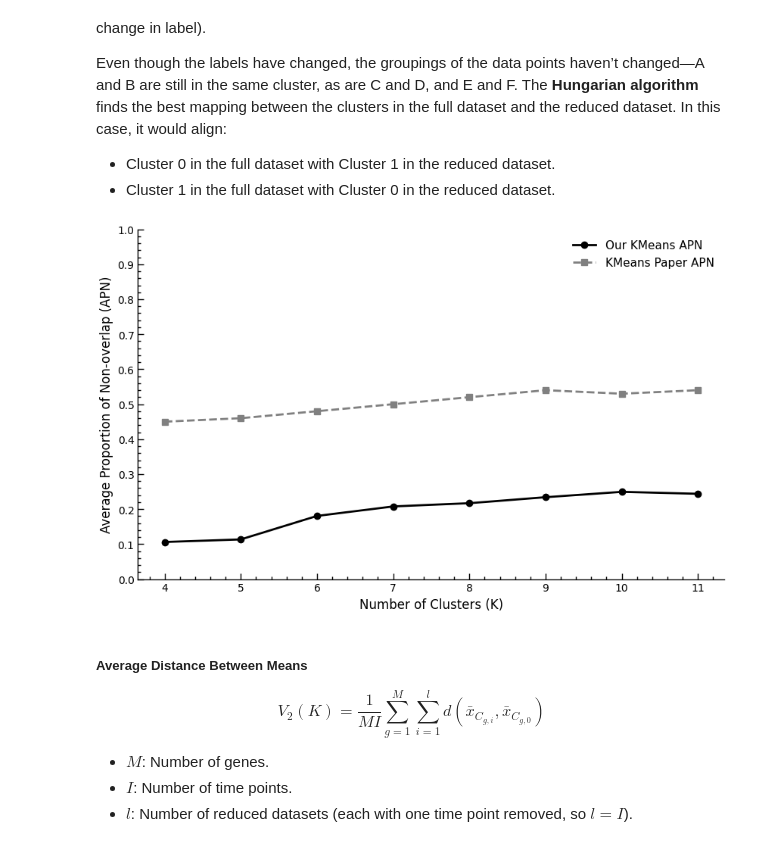
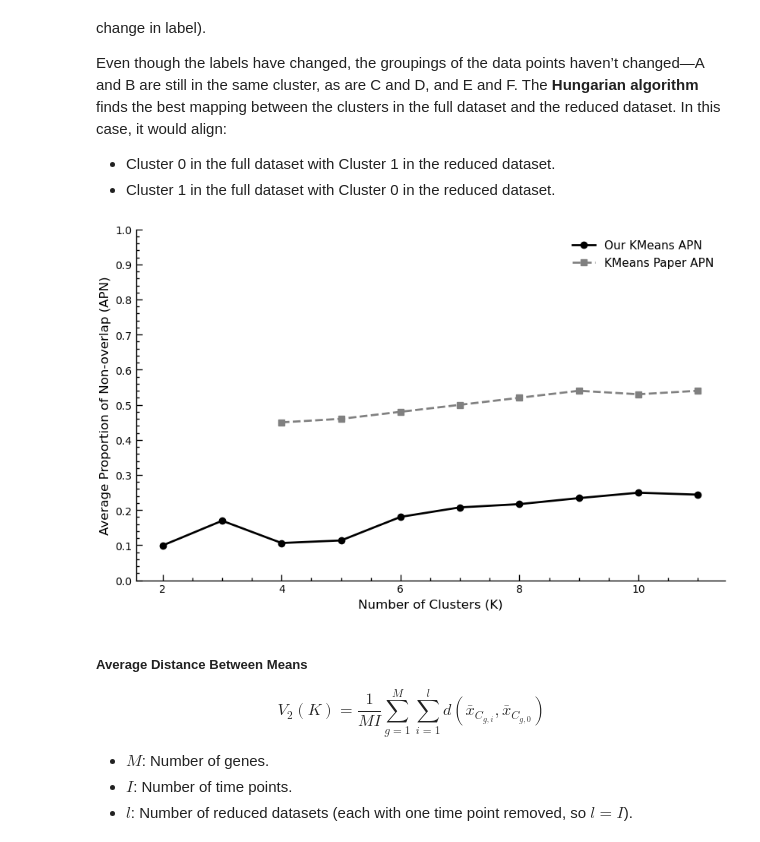
Before and after one commit to MarioPasc/complearn_projects, a Jupyter notebook: Clustering/code/k_means_clustering_sporulaton.ipynb, the cells around one changed output. Drawn from its saved outputs; the diff is of its cells as text; code cells hidden in the pictures.

```diff
--- a/Clustering/code/k_means_clustering_sporulaton.ipynb
+++ b/Clustering/code/k_means_clustering_sporulaton.ipynb
@@ -586,7 +588,7 @@ def kmeans_silhouette_analysis(data: pd.DataFrame, k_centroids_dict: dict, title
     results_df = pd.DataFrame(results)
     return results_df
 
-K_list = [3,4,5,6,7,8,9,10,11,12]
+K_list = [2,3,4,5,6,7,8,9,10,11]
 
 centroids_normalized = load_centroids_from_csv(K_list=K_list, csv_path='../results/normalized_data_UPGMA_centroids.csv')
 results_normalized = kmeans_silhouette_analysis(data_normalized[data_normalized.columns[1:]], centroids_normalized, title='')
@@ -595,8 +597,10 @@ results_normalized = kmeans_silhouette_analysis(data_normalized[data_normalized.
 # %% [markdown]
 Now, we may plot the average silhouette analysis for each K value.
 # %%
+X = data_normalized[data_normalized.columns[1:]].values
+
 # Define the range of K values to try
-k_values_to_try = np.arange(4, 13)
+k_values_to_try = np.arange(2, 12)
 
 # Store silhouette scores for each K value
 silhouette_scores = []
@@ -648,7 +653,7 @@ Silhouette Score for K=12: 0.2768
 In addition, we can also add the execution time.
 # %%
 # Define the range of K values to try
-k_values_to_try = np.arange(3, 13)
+k_values_to_try = np.arange(2, 12)
 
 # Store silhouette scores and computation times for each K value
 silhouette_scores = []
@@ -859,36 +864,36 @@ def compute_cluster_reduced_list(X_full, K, centroids_full, time_point_indices):
 # Define the list of time point indices (for example, if the time points are columns 1 to 5)
 time_point_indices = [0, 1, 2, 3, 4, 5]
 
 scores = {}
-for k in [4,5,6,7,8,9,10,11]:
+for k in [2,3,4,5,6,7,8,9,10,11]:
     clusters_full, clusters_reduced_list, _ = compute_cluster_reduced_list(X_full=data_normalized[data_normalized.columns[1:]].values,
                                                                         K=k, centroids_full=centroids_normalized, time_point_indices=time_point_indices)
 
     scores[k] = average_proportion_non_overlap_from_labels(clusters_full, clusters_reduced_list)
 
 ks = list(scores.keys())
 apn_values = list(scores.values())
 
 plt.figure(figsize=(10, 6))
 
-apn_values_paper = np.array([0.45, 0.46, 0.48, 0.50, 0.52, 0.54, 0.53, 0.54]) # Aprox
+apn_values_paper = np.array([np.nan, np.nan,0.45, 0.46, 0.48, 0.50, 0.52, 0.54, 0.53, 0.54]) # Aprox
 ax = plt.subplot(111)
 plt.plot(ks, apn_values, marker='o', linestyle='-', color='black', label="Our KMeans APN")
 plt.plot(ks, apn_values_paper, marker='s', linestyle='--', color='grey', label="KMeans Paper APN")
 plt.xlabel("Number of Clusters (K)", fontsize=12)
 plt.ylabel("Average Proportion of Non-overlap (APN)", fontsize=12)
 plt.grid(False)
 plt.yticks(np.arange(0,1.1,0.1))
 plt.legend(fontsize=11, frameon=False)
 ax.spines[['right', 'top']].set_visible(False)
 ax.get_xaxis().tick_bottom()
 ax.get_yaxis().tick_left()
 ax.xaxis.set_tick_params(labelsize=10)
 ax.yaxis.set_tick_params(labelsize=10)
 plt.savefig('../results/figures/APN.pdf')
 plt.show()
 # %% [output]
-[figure, old version]
+[figure, new version]
 # %% [markdown]
 ##### Average Distance Between Means
 
```
Also changed, not shown: parts of 10 cells of this notebook, 10 other files.
